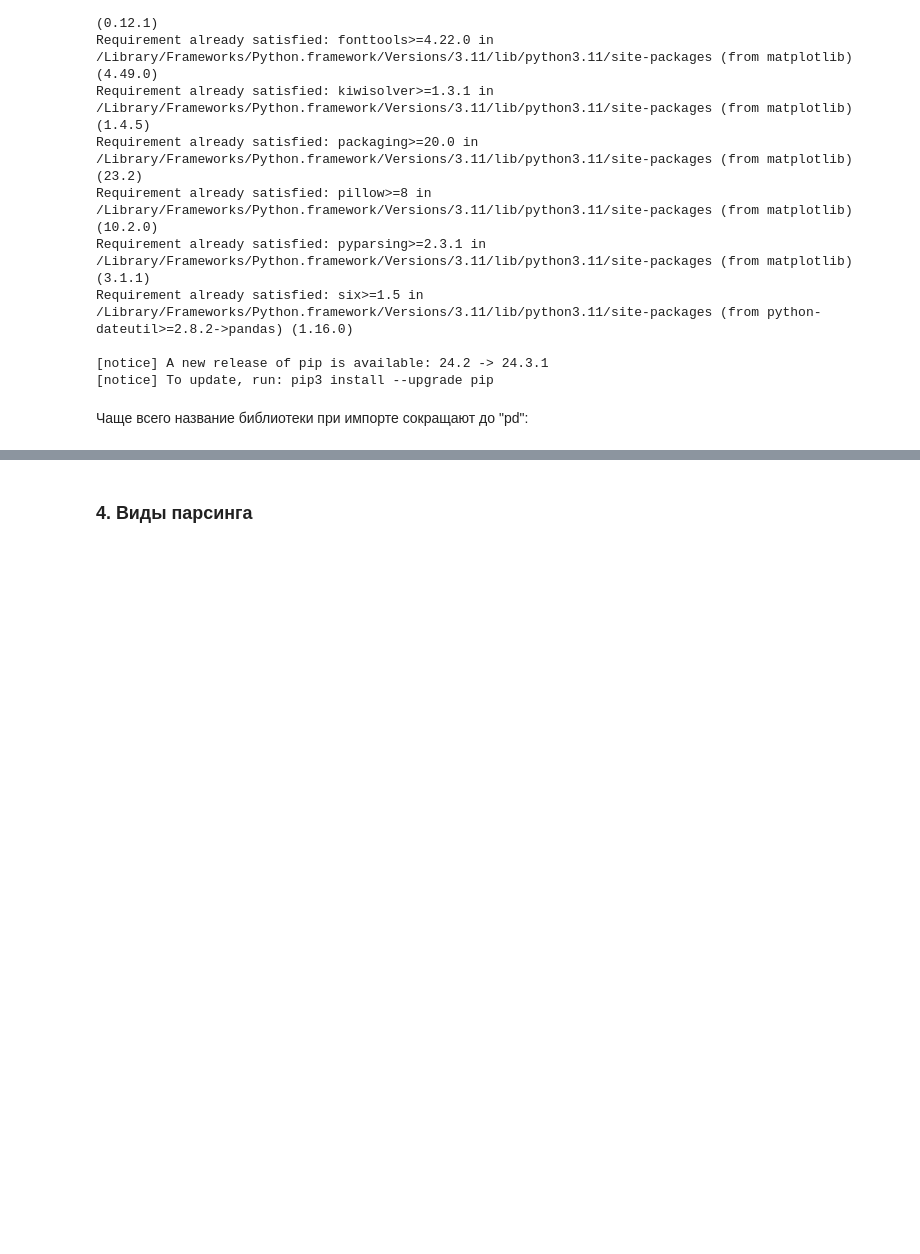
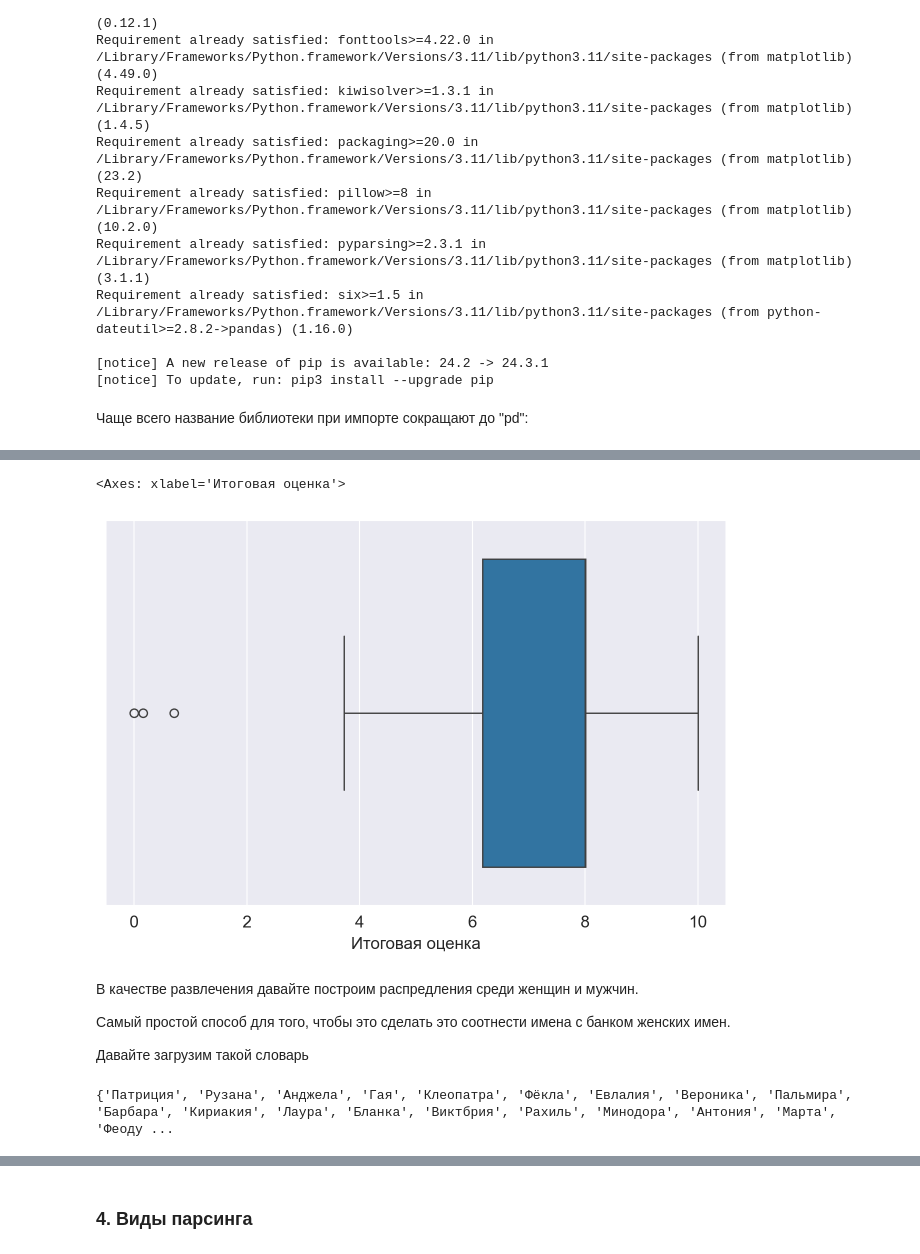
Before and after one commit to goffkiril/research_seminar_css_2024_2025, a Jupyter notebook: seminar_code/scraping/main.ipynb, the cells around one changed output, grey strips where cells are left out. Cells and saved outputs as stored; diff of their text form; code cells hidden in the pictures; blank space fills up the shorter version.

```diff
--- a/seminar_code/scraping/main.ipynb
+++ b/seminar_code/scraping/main.ipynb
@@ -42,0 +292,18 @@ import pandas as pd
+# %%
+sns.boxplot(x='Итоговая оценка', data=df)
+# %% [output]
+<Axes: xlabel='Итоговая оценка'>
+[figure, added]
+# %% [markdown]
+В качестве развлечения давайте построим распредления среди женщин и мужчин.
+
+Самый простой способ для того, чтобы это сделать это соотнести имена с банком женских имен.
+
+Давайте загрузим такой словарь
+# %%
+with open(file='female_names_rus.txt',encoding='utf8') as f:
+    c = f.readlines()
+    c = set(map(str.strip, c))
+    print(c)
+# %% [output]
+{'Патриция', 'Рузана', 'Анджела', 'Гая', 'Клеопатра', 'Фёкла', 'Евлалия', 'Вероника', 'Пальмира', 'Барбара', 'Кириакия', 'Лаура', 'Бланка', 'Виктбрия', 'Рахиль', 'Минодора', 'Антония', 'Марта', 'Феоду ...
```
Also changed, not shown: parts of 39 cells of this notebook, 2 other files.
